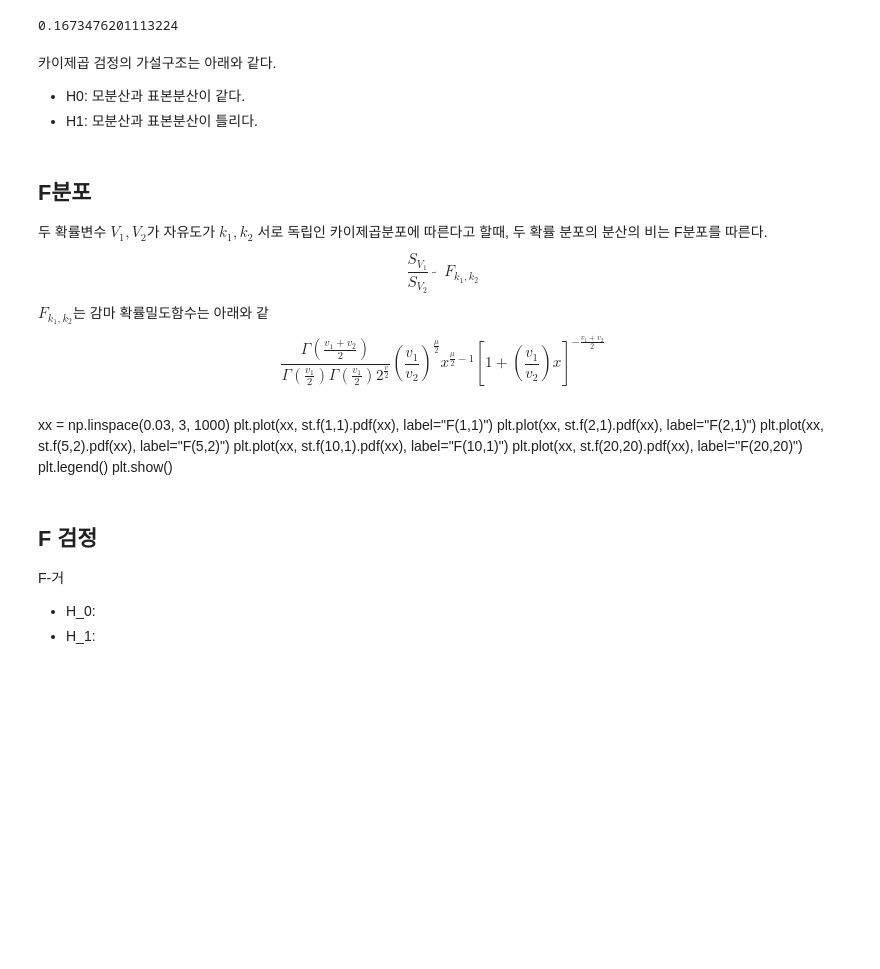
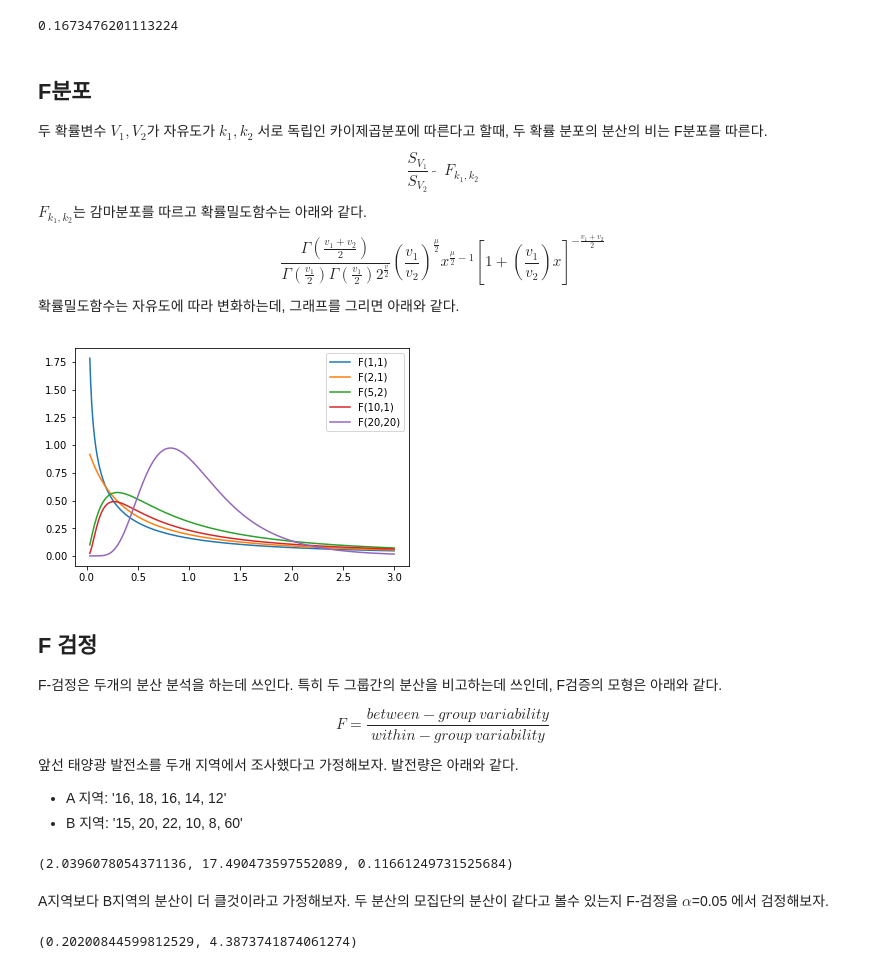
Before and after one commit to youngji-cho/ipython-notebook, a Jupyter notebook: 2017-05-01-카이제곱 분포와 F분포.ipynb, the cells around one changed output. Saved outputs shown, nothing was run; the diff lists cells and outputs as text; code cells hidden in the pictures; blank space fills up the shorter version.

```diff
--- a/2017-05-01-카이제곱 분포와 F분포.ipynb
+++ b/2017-05-01-카이제곱 분포와 F분포.ipynb
@@ -43,29 +43,41 @@ from scipy.stats import chi2
 chi2.pdf(x=3,df=4)
 # %% [output]
 0.1673476201113224
-# %% [markdown]
-카이제곱 검정의 가설구조는 아래와 같다.
-
-* H0: 모분산과 표본분산이 같다.
-* H1: 모분산과 표본분산이 틀리다.
 # %% [markdown]
 ## F분포
 두 확률변수 $V_1,V_2$가 자유도가 $k_1,k_2$ 서로 독립인 카이제곱분포에 따른다고 할때, 두 확률 분포의 분산의 비는 F분포를 따른다.
 $$ \frac{S_{V_1}}{S_{V_2}} \tilde \quad F_{k_1,k_2}  $$
-$F_{k_1,k_2}$는 감마 확률밀도함수는 아래와 같
+$F_{k_1,k_2}$는 감마분포를 따르고 확률밀도함수는 아래와 같다.
 $$\frac{\Gamma(\frac{v_1+v_2}{2})}{\Gamma(\frac{v_1}{2})\Gamma(\frac{v_1}{2})2^{\frac{v}{2}}}(\frac{v_1}{v_2})^{\frac{\mu}{2}}x^{\frac{\mu}{2}-1}[1+(\frac{v_1}{v_2})x]^{-\frac{v_1+v_2}{2}}$$
+확률밀도함수는 자유도에 따라 변화하는데, 그래프를 그리면 아래와 같다.
-# %% [markdown]
-xx = np.linspace(0.03, 3, 1000)
-plt.plot(xx, st.f(1,1).pdf(xx), label="F(1,1)")
-plt.plot(xx, st.f(2,1).pdf(xx), label="F(2,1)")
-plt.plot(xx, st.f(5,2).pdf(xx), label="F(5,2)")
-plt.plot(xx, st.f(10,1).pdf(xx), label="F(10,1)")
-plt.plot(xx, st.f(20,20).pdf(xx), label="F(20,20)")
-plt.legend()
-plt.show()
-# %% [markdown]
-## F 검정
-F-거
-
-* H_0:
-* H_1:
+# %%
+xx = np.linspace(0.03, 3, 1000)
+plt.plot(xx, st.f(1,1).pdf(xx), label="F(1,1)")
+plt.plot(xx, st.f(2,1).pdf(xx), label="F(2,1)")
+plt.plot(xx, st.f(5,2).pdf(xx), label="F(5,2)")
+plt.plot(xx, st.f(10,1).pdf(xx), label="F(10,1)")
+plt.plot(xx, st.f(20,20).pdf(xx), label="F(20,20)")
+plt.legend()
+plt.show()
+# %% [output]
+[figure, added]
+# %% [markdown]
+## F 검정
+F-검정은 두개의 분산 분석을 하는데 쓰인다. 특히 두 그룹간의 분산을 비고하는데 쓰인데, F검증의 모형은 아래와 같다.
+
+$$F=\frac{between-group \ variability}{within-group \ variability}  $$
+
+앞선 태양광 발전소를 두개 지역에서 조사했다고 가정해보자. 발전량은 아래와 같다.
+* A 지역: '16, 18, 16, 14, 12'
+* B 지역: '15, 20, 22, 10, 8, 60'
+# %%
+a=[16, 18, 16, 14, 12];b=[15, 20, 22, 10, 8, 60]
+np.std(a),np.std(b),np.std(a)/np.std(b)
+# %% [output]
+(2.0396078054371136, 17.490473597552089, 0.11661249731525684)
+# %% [markdown]
+A지역보다 B지역의 분산이 더 클것이라고 가정해보자. 두 분산의 모집단의 분산이 같다고 볼수 있는지 F-검정을 $\alpha$=0.05 에서 검정해보자.
+# %%
+st.f.ppf(q=0.05,dfn=5, dfd=6, loc=0, scale=1),st.f.ppf(q=0.95,dfn=5, dfd=6, loc=0, scale=1)
+# %% [output]
+(0.20200844599812529, 4.3873741874061274)
```
